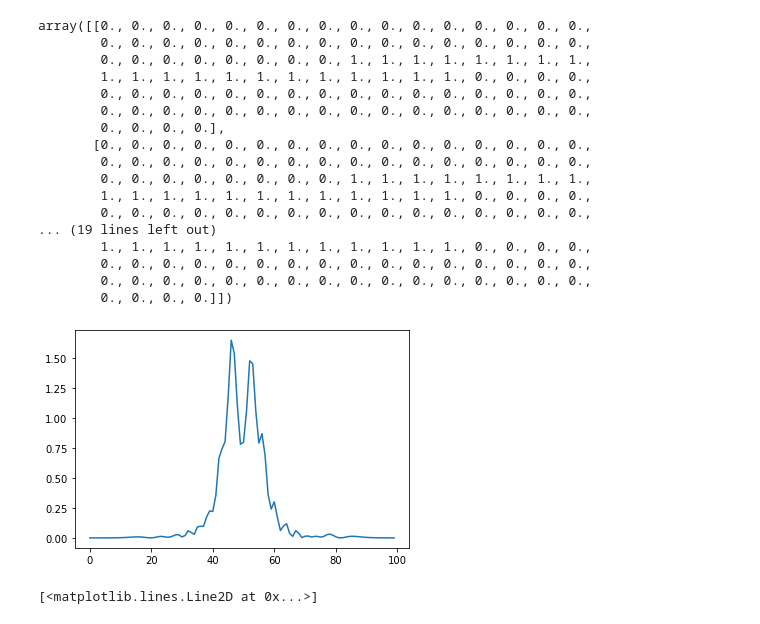
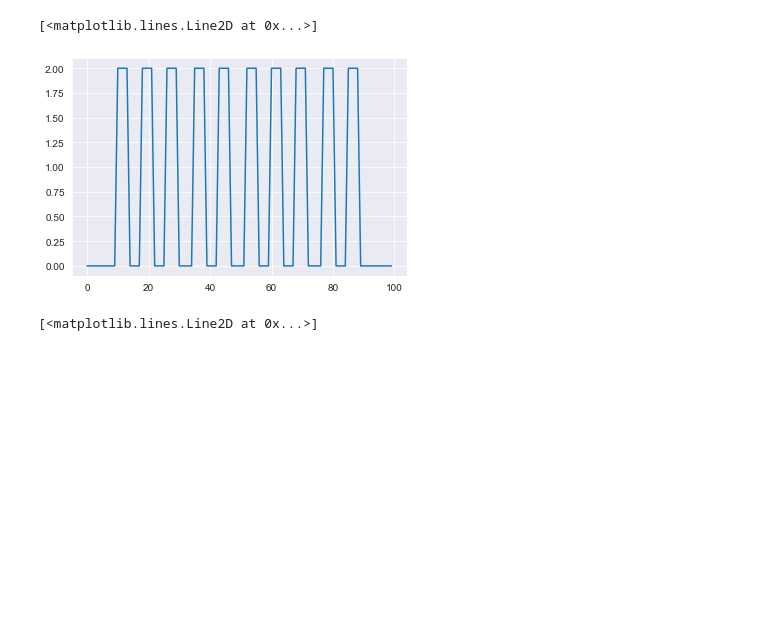
Before and after one commit to fftakumi/D2NN, a Jupyter notebook: test.ipynb, the cells around one changed output. Cells and saved outputs as stored; diff of their text form; code cells hidden in the pictures; blank space fills up the shorter version.

```diff
--- a/test.ipynb
+++ b/test.ipynb
@@ -9,38 +16,22 @@ from module.one_dim.layers import *
 shape = (100, 100)
 inputs = tf.keras.Input(100)
 x = IntensityToElectricField()(inputs)
-x = Modulation()(x)
-x = AngularSpectrum(z=0.1e-3, method="expand")(x)
+#x = Modulation()(x)
+#x = AngularSpectrum(z=0.1e-3, method="expand")(x)
 x = ElectricFieldToIntensity()(x)
-# x = Detector(10, padding=0.3, interval=0.5)(x)
+# x = Detector(10, padding=0.2, interval=1.0)(x)
+x = Filter(10, padding=0.2, interval=1.0)(x)
 
 model = tf.keras.Model(inputs, x)
 # %%
-array = np.zeros([5, 100])
-array[:, 40:60] = 1.0
+array = np.ones([5, 100])
+array[0,:] = 2
 
 pred = model.predict(array)
 plt.plot(pred[0,:])
-array
 # %% [output]
-array([[0., 0., 0., 0., 0., 0., 0., 0., 0., 0., 0., 0., 0., 0., 0., 0.,
-        0., 0., 0., 0., 0., 0., 0., 0., 0., 0., 0., 0., 0., 0., 0., 0.,
-        0., 0., 0., 0., 0., 0., 0., 0., 1., 1., 1., 1., 1., 1., 1., 1.,
-        1., 1., 1., 1., 1., 1., 1., 1., 1., 1., 1., 1., 0., 0., 0., 0.,
-        0., 0., 0., 0., 0., 0., 0., 0., 0., 0., 0., 0., 0., 0., 0., 0.,
-        0., 0., 0., 0., 0., 0., 0., 0., 0., 0., 0., 0., 0., 0., 0., 0.,
-        0., 0., 0., 0.],
-       [0., 0., 0., 0., 0., 0., 0., 0., 0., 0., 0., 0., 0., 0., 0., 0.,
-        0., 0., 0., 0., 0., 0., 0., 0., 0., 0., 0., 0., 0., 0., 0., 0.,
-        0., 0., 0., 0., 0., 0., 0., 0., 1., 1., 1., 1., 1., 1., 1., 1.,
-        1., 1., 1., 1., 1., 1., 1., 1., 1., 1., 1., 1., 0., 0., 0., 0.,
-        0., 0., 0., 0., 0., 0., 0., 0., 0., 0., 0., 0., 0., 0., 0., 0.,
-... (19 lines left out)
-        1., 1., 1., 1., 1., 1., 1., 1., 1., 1., 1., 1., 0., 0., 0., 0.,
-        0., 0., 0., 0., 0., 0., 0., 0., 0., 0., 0., 0., 0., 0., 0., 0.,
-        0., 0., 0., 0., 0., 0., 0., 0., 0., 0., 0., 0., 0., 0., 0., 0.,
-        0., 0., 0., 0.]])
+[<matplotlib.lines.Line2D at 0x...>]
-[figure, old version]
+[figure, new version]
 # %%
 phase = np.linspace(-3*np.pi, 3*np.pi)
 plt.plot(phase, phase % (2*np.pi))
```
Also changed, not shown: parts of 8 cells of this notebook, 5 other files.
